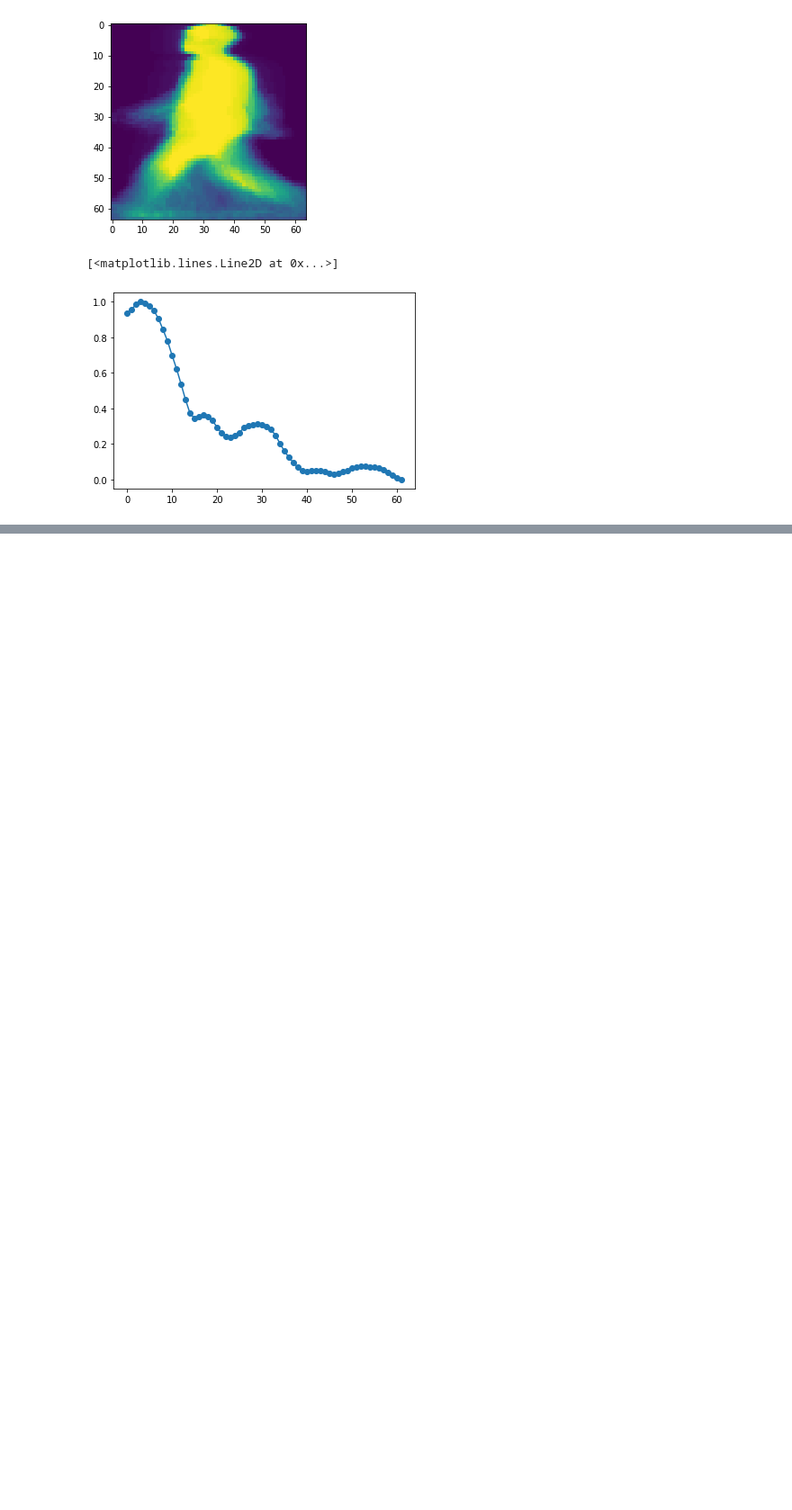
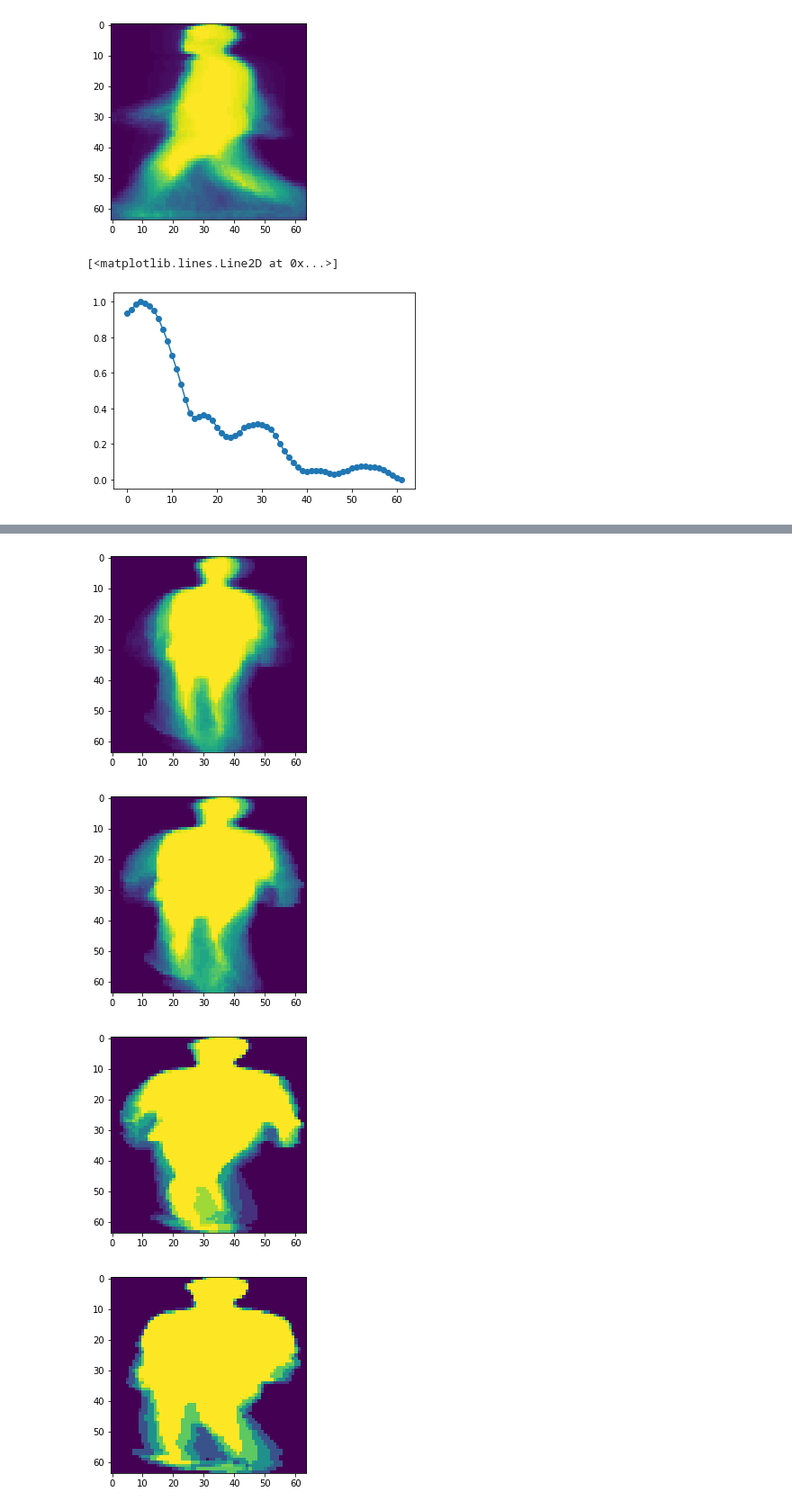
Before and after one commit to andy1213aa/gait_reconstruction, a Jupyter notebook: PEI builder.ipynb, the cells around one changed output, grey strips where cells are left out. Shown at 90% size. Cells and saved outputs as stored; diff of their text form; code cells hidden in the pictures; blank space fills up the shorter version.

```diff
--- a/PEI builder.ipynb
+++ b/PEI builder.ipynb
@@ -133,7 +133,7 @@ plt.plot([i for i, _ in enumerate(period)], period, '-o')
 [<matplotlib.lines.Line2D at 0x...>]
 [figure]
 # %%
-def Tk(m=1, nc=5) -> list:
+def Tk(m=0.3, nc=5) -> list:
     result = []
     for k in range(1, nc+1):
         tmp = [k/(nc+1) - (m/2), k/(nc+1) + m/2]
@@ -182,4 +151,0 @@ def GEI(images: np.array, resize: tuple) -> list:
-# %%
-for i in Tk():
-    tk_image = images[np.where((period > i[0]) & (period < i[1]))]
-    GEI(tk_image, (64, 64))
@@ -191,0 +152,42 @@ for i in Tk():
+# %%
+def GEI(images: np.array, resize: tuple, draw: bool = False) -> list:
+
+    def mass_center(img,is_round=True):
+        Y = img.mean(axis=1)
+        X = img.mean(axis=0)
+        Y_ = np.sum(np.arange(Y.shape[0]) * Y)/np.sum(Y)
+        X_ = np.sum(np.arange(X.shape[0]) * X)/np.sum(X)
+        if is_round:
+            return int(round(X_)),int(round(Y_))
+        return X_,Y_
+
+    def image_extract(img,newsize):
+        x_s = np.where(img.mean(axis=0)!=0)[0].min()
+        x_e = np.where(img.mean(axis=0)!=0)[0].max()
+
+        y_s = np.where(img.mean(axis=1)!=0)[0].min()
+        y_e = np.where(img.mean(axis=1)!=0)[0].max()
+
+        x_c,_ = mass_center(img)
+    #     x_c = (x_s+x_e)//2
+        x_s = x_c-newsize[1]//2
+        x_e = x_c+newsize[1]//2
+        img = img[y_s:y_e,x_s if x_s>0 else 0:x_e if x_e<img.shape[1] else img.shape[1]]
+        return cv2.resize(img,newsize)
+
+    images = [image_extract(i, resize) for i in images]
+    gei = np.mean(images,axis=0)
+    if draw:
+        plt.imshow(gei)
+        plt.show()
+
+    return gei
+# %%
+for i in Tk():
+    tk_image = images[np.where((period > i[0]) & (period < i[1]))]
+    GEI(tk_image, (64, 64), draw=True)
+# %% [output]
+[figure, added]
+[figure, added]
+[figure, added]
+[figure, added]
```
Also changed, not shown: parts of 7 cells of this notebook, 1 other file.
